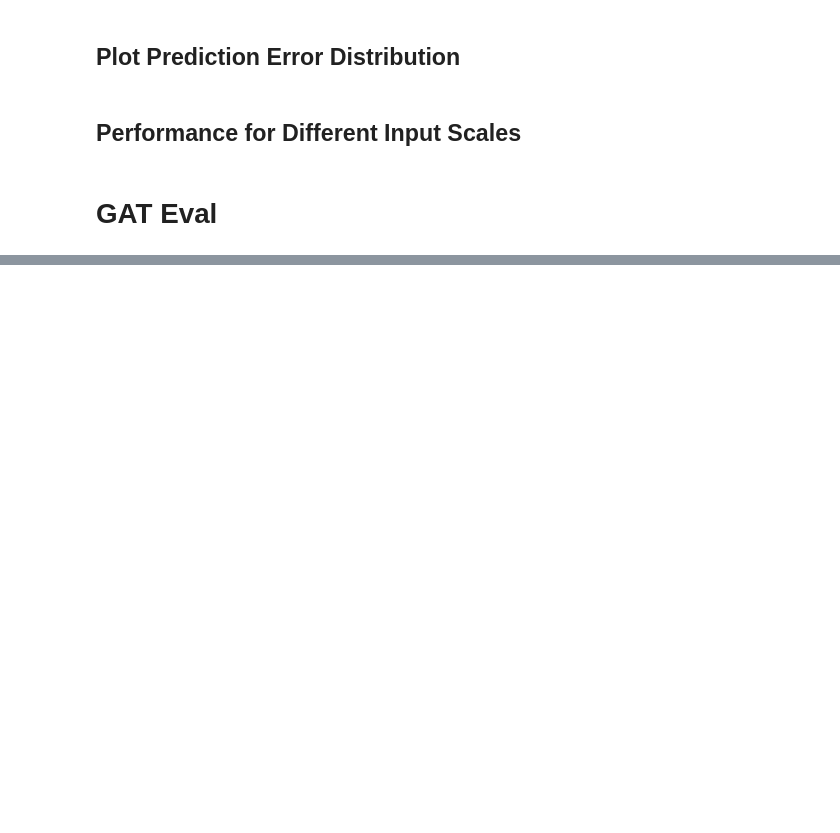
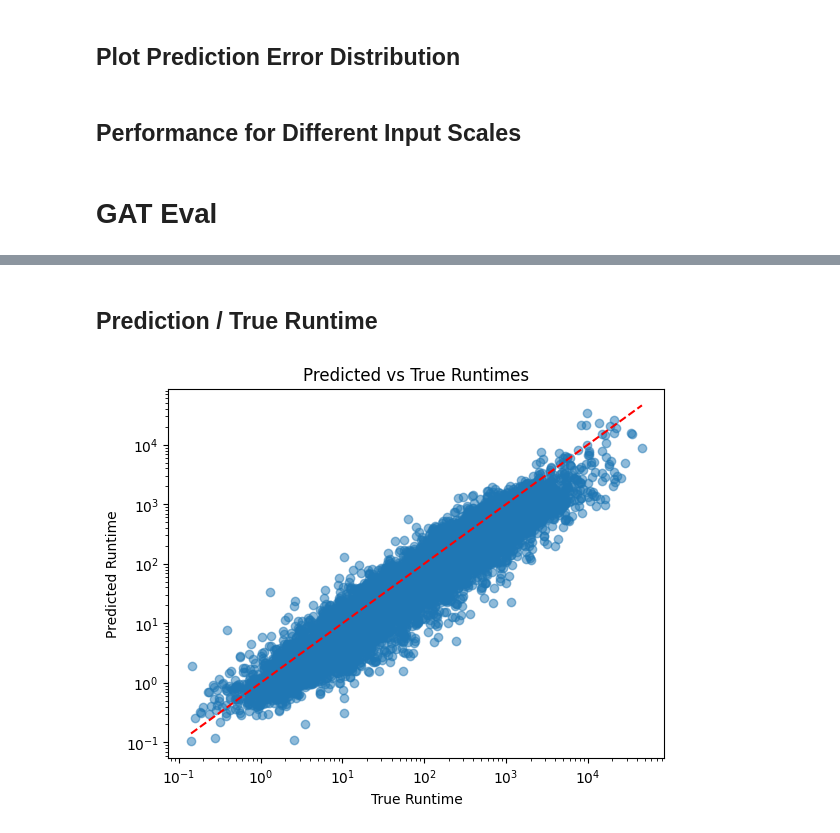
Before and after one commit to fangjunzhou/halide-gnn-cost-model, a Jupyter notebook: notebooks/gnn_eval.ipynb, the cells around one changed output, grey strips where cells are left out. Saved outputs shown, nothing was run; the diff lists cells and outputs as text; code cells hidden in the pictures; blank space fills up the shorter version.

```diff
--- a/notebooks/gnn_eval.ipynb
+++ b/notebooks/gnn_eval.ipynb
@@ -66,7 +98,8 @@ Average Runtime Error on Test Set: 51.70%
 # GAT Eval
 # %%
 DIM_EMBEDDING = 64
-gat = PipeGAT(hidden_channels=DIM_EMBEDDING, out_channels=DIM_EMBEDDING, num_layers=4)
+gat = PipeGAT(hidden_channels=DIM_EMBEDDING, out_channels=DIM_EMBEDDING, num_layers=4, heads=8)
 gat = to_hetero(gat, data.metadata(), aggr="sum")
 model = PipelineModel(gat, DIM_EMBEDDING, 5, len(dataset.ast_vocab), len(dataset.sched_vocab))
 model.load_state_dict(torch.load(GAT_MODEL_PATH, map_location=device))
+model = model.to(device)
@@ -78,0 +112,7 @@ Average Runtime Error on Test Set: 53.01%
+# %% [markdown]
+## Prediction / True Runtime
+# %%
+# Plot predicted vs actual runtimes
+plot_pred(model, data_loader)
+# %% [output]
+[figure, added]
```
Also changed, not shown: parts of 13 cells of this notebook, 3 other files.
